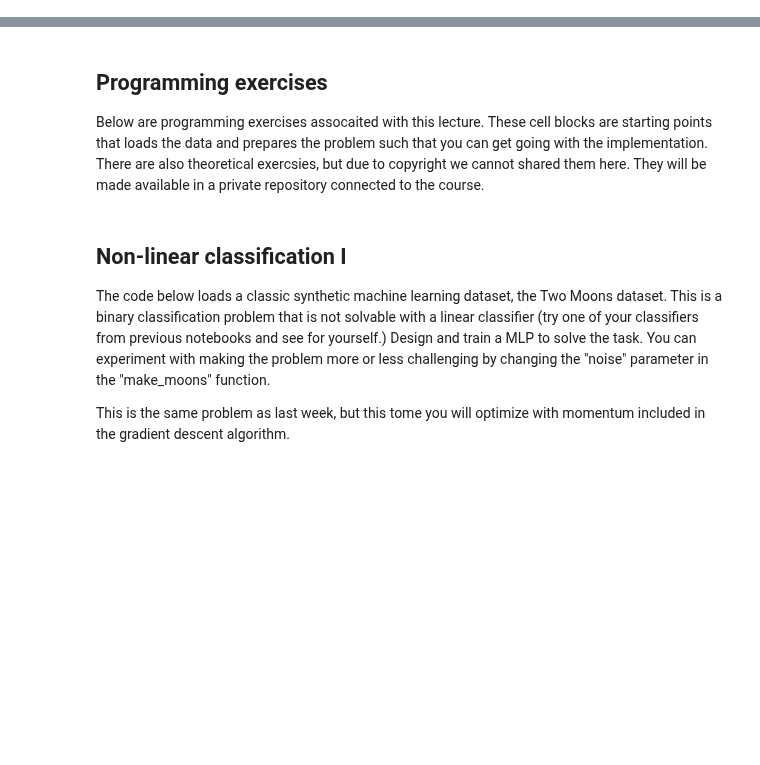
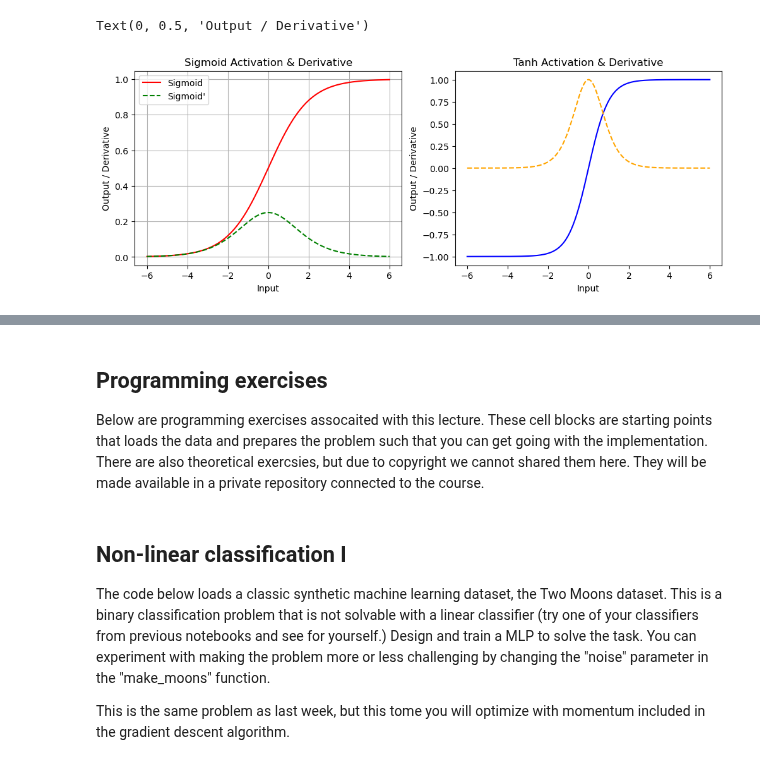
Before and after one commit to Wickstrom/pattern-recognition-handbook, a Jupyter notebook: notebooks/04/neural_networks_2.ipynb, the cells around one changed output, grey strips where cells are left out. Saved outputs shown, nothing was run; the diff lists cells and outputs as text; code cells hidden in the pictures; blank space fills up the shorter version.

```diff
--- a/notebooks/04/neural_networks_2.ipynb
+++ b/notebooks/04/neural_networks_2.ipynb
@@ -9,0 +80,36 @@
+# %%
+import numpy as np
+import matplotlib.pyplot as plt
+
+x = np.linspace(-6, 6, 400)
+
+# Sigmoid activation function and its derivative
+sigmoid = 1 / (1 + np.exp(-x))
+sigmoid_derivative = sigmoid * (1 - sigmoid)
+
+# Tanh activation function and its derivative
+tanh = np.tanh(x)
+tanh_derivative = 1 - tanh**2
+# %%
+plt.figure(figsize=(12, 4))
+
+# Left plot: Sigmoid and its derivative
+plt.subplot(1, 2, 1)
+plt.plot(x, sigmoid, label='Sigmoid', color='red')
+plt.plot(x, sigmoid_derivative, label="Sigmoid'", color='green', linestyle='--')
+plt.title('Sigmoid Activation & Derivative')
+plt.xlabel('Input')
+plt.ylabel('Output / Derivative')
+plt.legend()
+plt.grid(True)
+
+# Right plot: Tanh and its derivative
+plt.subplot(1, 2, 2)
+plt.plot(x, tanh, label='Tanh', color='blue')
+plt.plot(x, tanh_derivative, label="Tanh'", color='orange', linestyle='--')
+plt.title('Tanh Activation & Derivative')
+plt.xlabel('Input')
+plt.ylabel('Output / Derivative')
+# %% [output]
+Text(0, 0.5, 'Output / Derivative')
+[figure, added]
```
Also changed, not shown: parts of 17 cells of this notebook, 3 other files.
